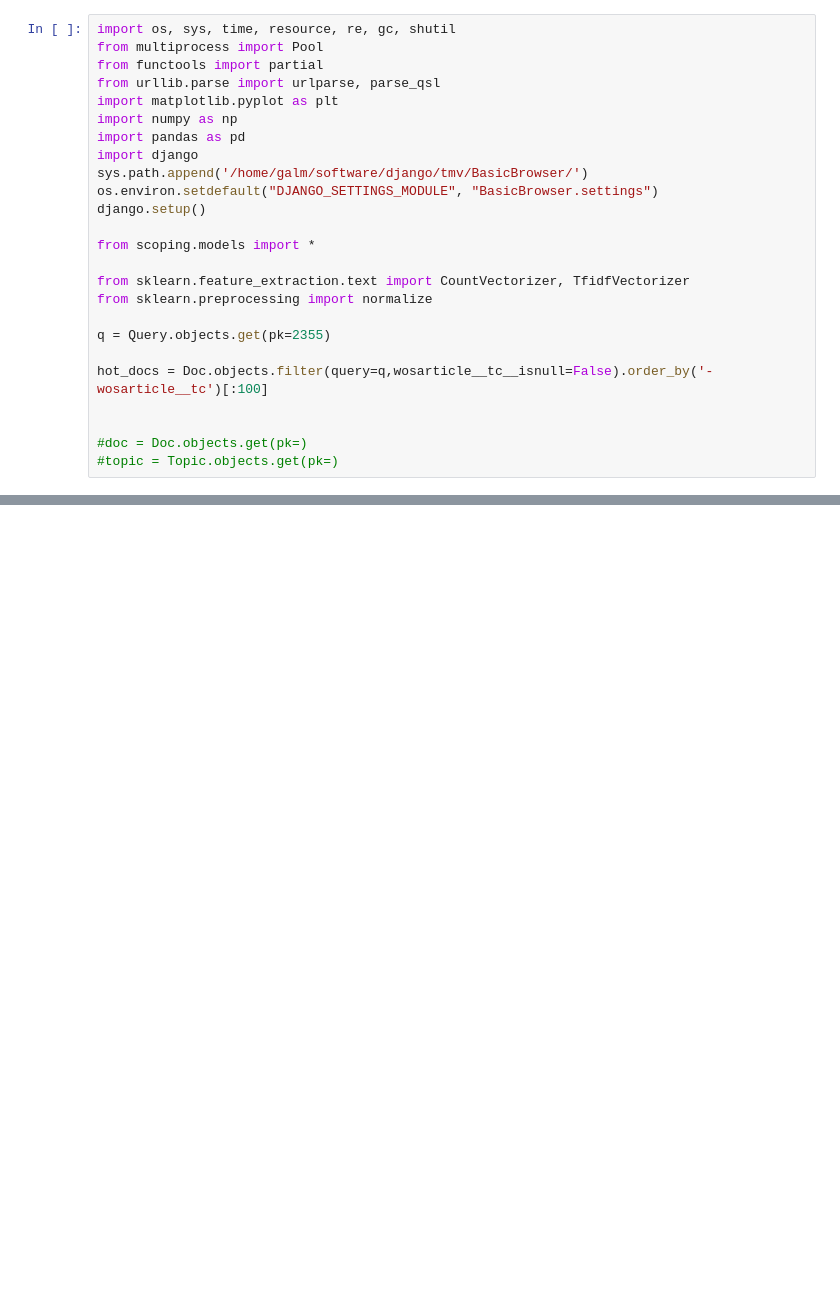
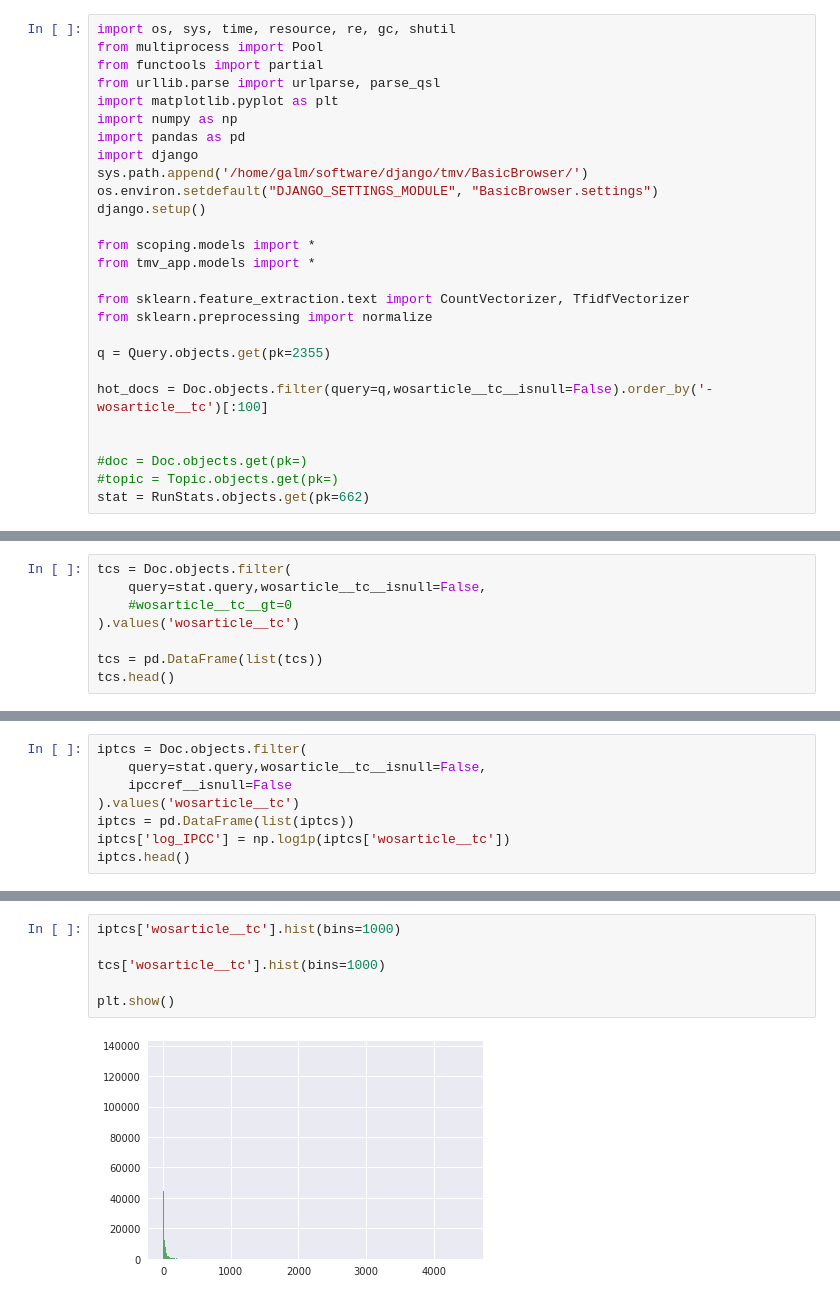
Before and after one commit to mcallaghan/cc-topography, a Jupyter notebook: code/cited_documents.ipynb, the cells around one changed output, grey strips where cells are left out. Drawn from its saved outputs; the diff is of its cells as text; blank space fills up the shorter version.

```diff
--- a/code/cited_documents.ipynb
+++ b/code/cited_documents.ipynb
@@ -12,6 +12,7 @@ os.environ.setdefault("DJANGO_SETTINGS_MODULE", "BasicBrowser.settings")
 django.setup()
 
 from scoping.models import *
+from tmv_app.models import *
 
 from sklearn.feature_extraction.text import CountVectorizer, TfidfVectorizer
 from sklearn.preprocessing import normalize
@@ -23,3 +24,4 @@ hot_docs = Doc.objects.filter(query=q,wosarticle__tc__isnull=False).order_by('-w
 
 #doc = Doc.objects.get(pk=)
 #topic = Topic.objects.get(pk=)
+stat = RunStats.objects.get(pk=662)
@@ -43,0 +48,8 @@ hot_doc_tab.head(14)
+# %%
+tcs = Doc.objects.filter(
+    query=stat.query,wosarticle__tc__isnull=False,
+    #wosarticle__tc__gt=0
+).values('wosarticle__tc')
+
+tcs = pd.DataFrame(list(tcs))
+tcs.head()
@@ -43,0 +63,8 @@ hot_doc_tab.head(14)
+# %%
+iptcs = Doc.objects.filter(
+    query=stat.query,wosarticle__tc__isnull=False,
+    ipccref__isnull=False
+).values('wosarticle__tc')
+iptcs = pd.DataFrame(list(iptcs))
+iptcs['log_IPCC'] = np.log1p(iptcs['wosarticle__tc'])
+iptcs.head()
@@ -43,0 +78,8 @@ hot_doc_tab.head(14)
+# %%
+iptcs['wosarticle__tc'].hist(bins=1000)
+
+tcs['wosarticle__tc'].hist(bins=1000)
+
+plt.show()
+# %% [output]
+[figure, added]
```
Also changed, not shown: parts of 12 cells of this notebook, 11 other files.
